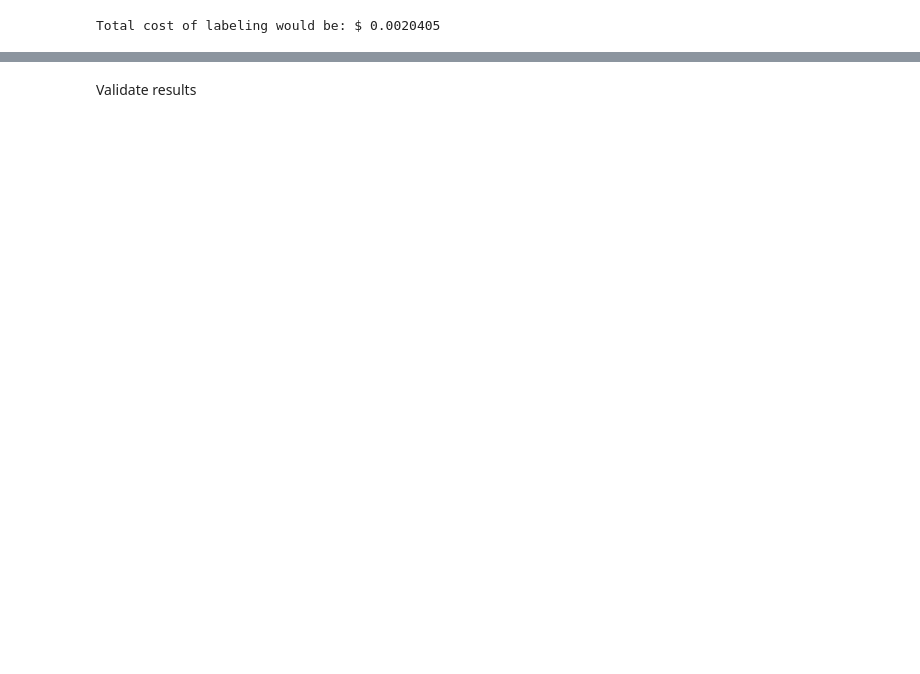
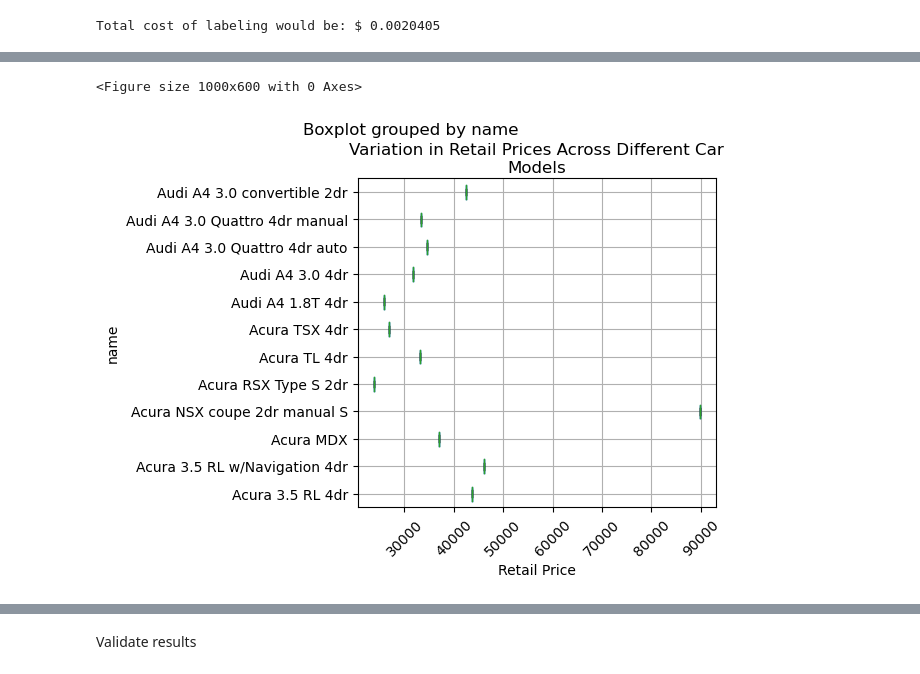
Before and after one commit to Preethi1609/evadb-viz-generation, a Jupyter notebook: example-car-viz.ipynb, the cells around one changed output, grey strips where cells are left out. Cells and saved outputs as stored; diff of their text form; code cells hidden in the pictures; blank space fills up the shorter version.

```diff
--- a/example-car-viz.ipynb
+++ b/example-car-viz.ipynb
@@ -161,0 +119,20 @@ Input: Subscribe and Win a CAP<br />       ☆☆☆☆☆﻿
+# %%
+import matplotlib.pyplot as plt
+import pandas as pd
+
+# Stub section
+def plot(data: pd.DataFrame):
+    plt.figure(figsize=(10, 6))  # Adjust figure size if needed
+    data.boxplot(column='retail_price', by='name', vert=False)
+    plt.xlabel('Retail Price')
+    plt.title('Variation in Retail Prices Across Different Car Models', wrap=True)
+    plt.xticks(rotation=45)
+    plt.tight_layout()
+
+    return plt
+
+chart = plot(pd.read_csv('/home/preethi/projects/evadb-viz-generation/viz-cars-data/data/cars.csv'))
+plt.show()
+# %% [output]
+<Figure size 1000x600 with 0 Axes>
+[figure, added]
```
Also changed, not shown: parts of 9 cells of this notebook, 2 other files.
